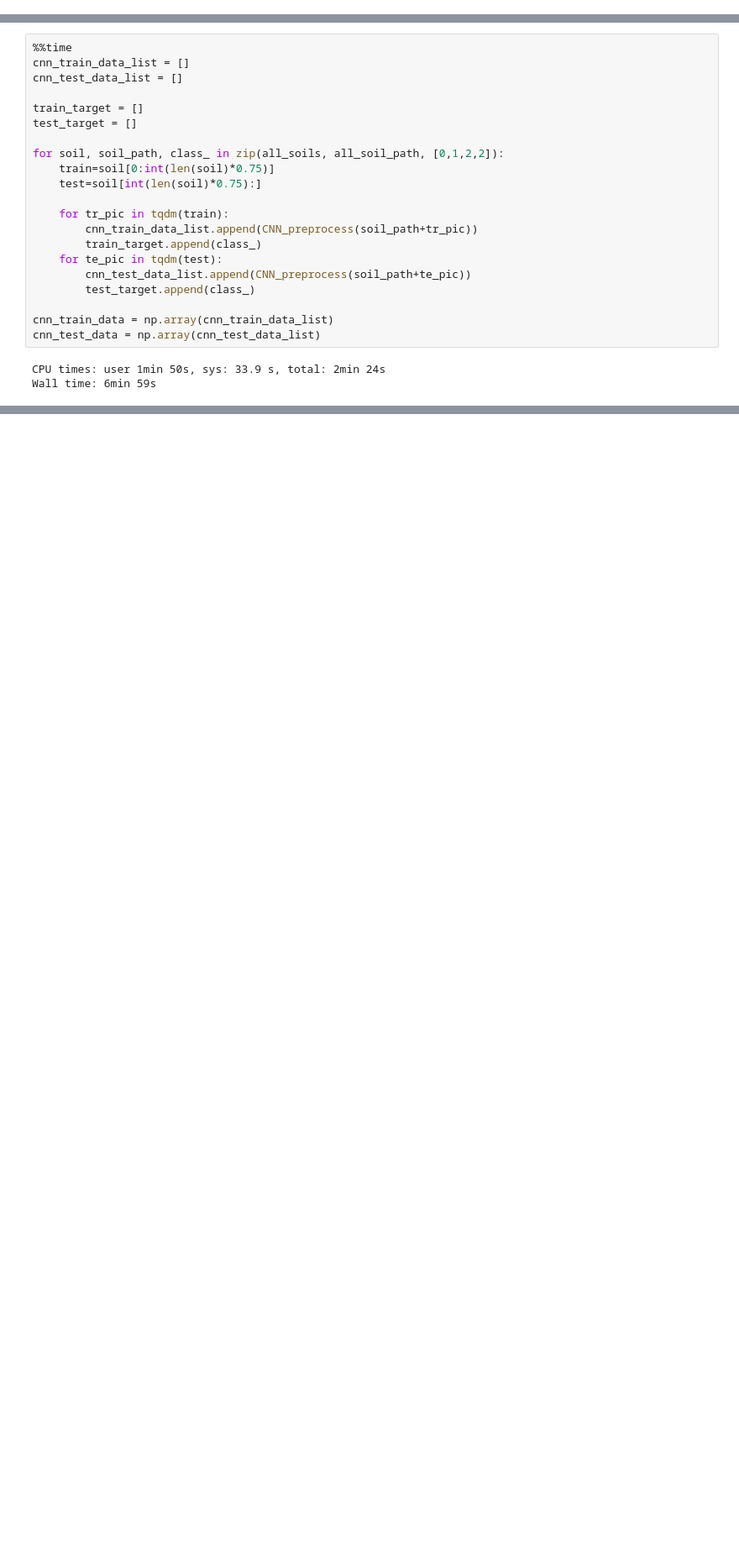
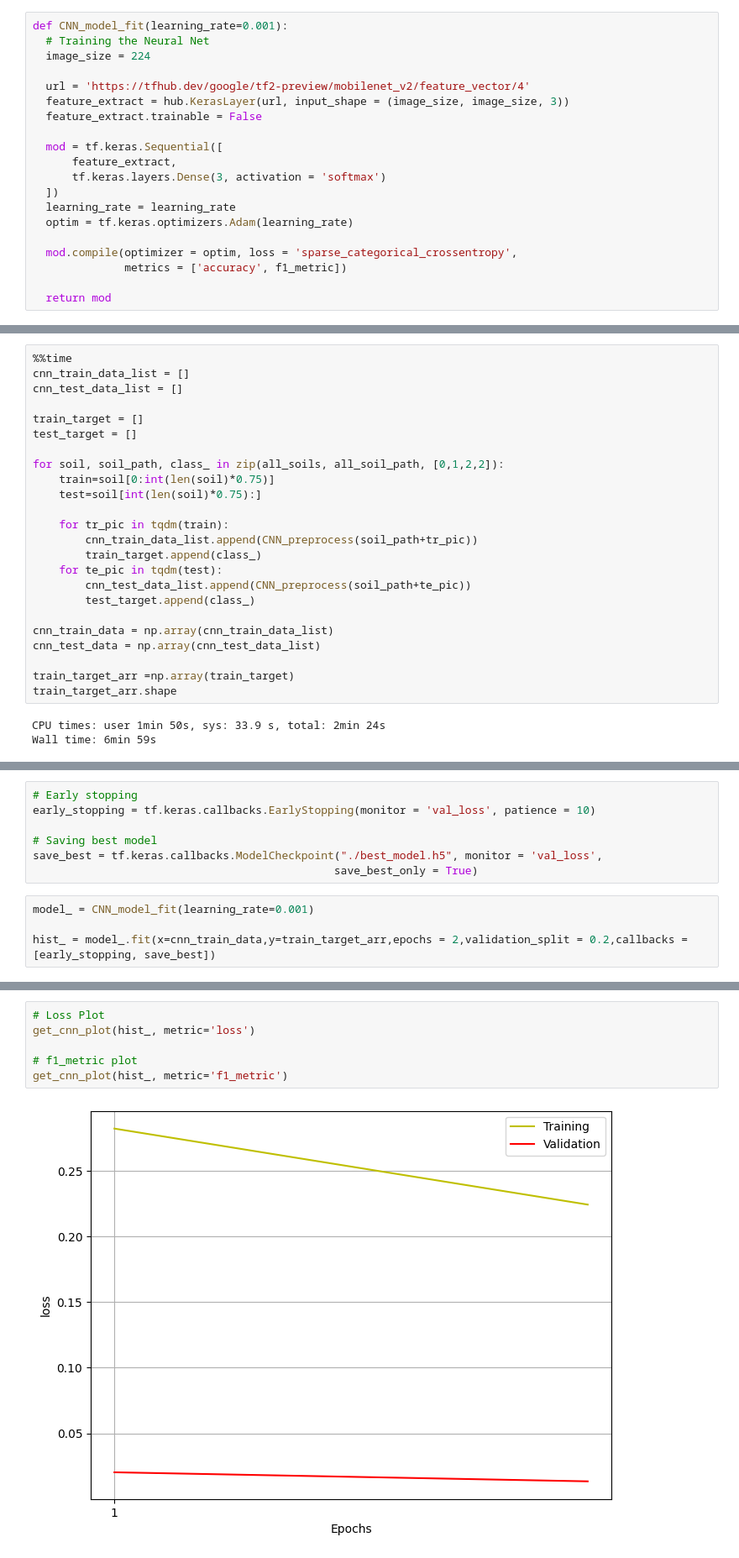
Before and after one commit to pithun/Soil-Classification-Using-ML, a Jupyter notebook: ML_Code - DEV.ipynb, the cells around one changed output, grey strips where cells are left out. Shown at 84% size. Saved outputs shown, nothing was run; the diff lists cells and outputs as text; blank space fills up the shorter version.

Commit message:
made a function to streamline training and testing process

```diff
--- a/ML_Code - DEV.ipynb
+++ b/ML_Code - DEV.ipynb
@@ -692,6 +696,26 @@ def f1_metric(y_true, y_pred):
   y_pred=preprocess_cnn_pred(y_pred)
   f1 = f1_score(y_true, y_pred, average='macro')
   return f1
+# %%
+def CNN_model_fit(learning_rate=0.001):
+  # Training the Neural Net
+  image_size = 224
+
+  url = 'https://tfhub.dev/google/tf2-preview/mobilenet_v2/feature_vector/4'
+  feature_extract = hub.KerasLayer(url, input_shape = (image_size, image_size, 3))
+  feature_extract.trainable = False
+
+  mod = tf.keras.Sequential([
+      feature_extract,
+      tf.keras.layers.Dense(3, activation = 'softmax')
+  ])
+  learning_rate = learning_rate
+  optim = tf.keras.optimizers.Adam(learning_rate)
+
+  mod.compile(optimizer = optim, loss = 'sparse_categorical_crossentropy',
+              metrics = ['accuracy', f1_metric])
+
+  return mod
 # %% [markdown]
 # Using the Neural Network
 # %%
@@ -760,6 +784,9 @@ for soil, soil_path, class_ in zip(all_soils, all_soil_path, [0,1,2,2]):
 
 cnn_train_data = np.array(cnn_train_data_list)
 cnn_test_data = np.array(cnn_test_data_list)
+
+train_target_arr =np.array(train_target)
+train_target_arr.shape
 # %% [output]
 CPU times: user 1min 50s, sys: 33.9 s, total: 2min 24s
 Wall time: 6min 59s
@@ -824,0 +845,11 @@ get_cnn_plot(history, metric='f1_metric')
+# %%
+# Early stopping
+early_stopping = tf.keras.callbacks.EarlyStopping(monitor = 'val_loss', patience = 10)
+
+# Saving best model
+save_best = tf.keras.callbacks.ModelCheckpoint("./best_model.h5", monitor = 'val_loss',
+                                              save_best_only = True)
+# %%
+model_ = CNN_model_fit(learning_rate=0.001)
+
+hist_ = model_.fit(x=cnn_train_data,y=train_target_arr,epochs = 2,validation_split = 0.2,callbacks = [early_stopping, save_best])
@@ -824,0 +861,8 @@ get_cnn_plot(history, metric='f1_metric')
+# %%
+# Loss Plot
+get_cnn_plot(hist_, metric='loss')
+
+# f1_metric plot
+get_cnn_plot(hist_, metric='f1_metric')
+# %% [output]
+[figure, added]
```
Also changed, not shown: parts of 13 cells of this notebook.
